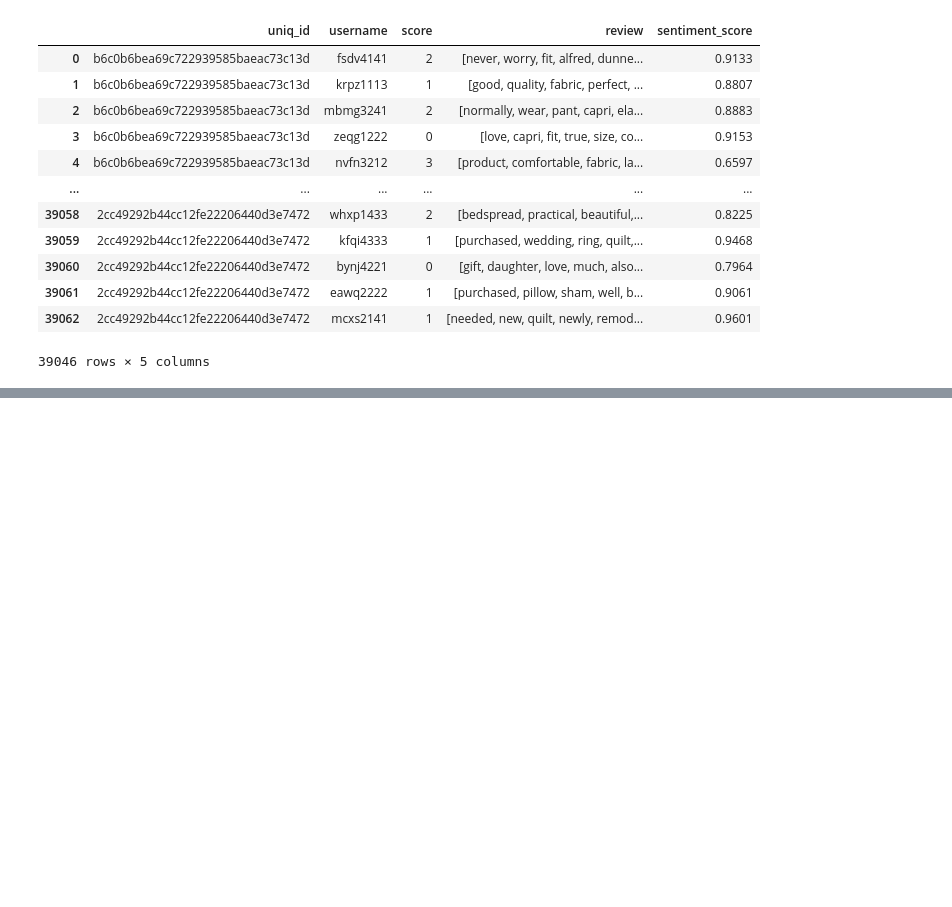
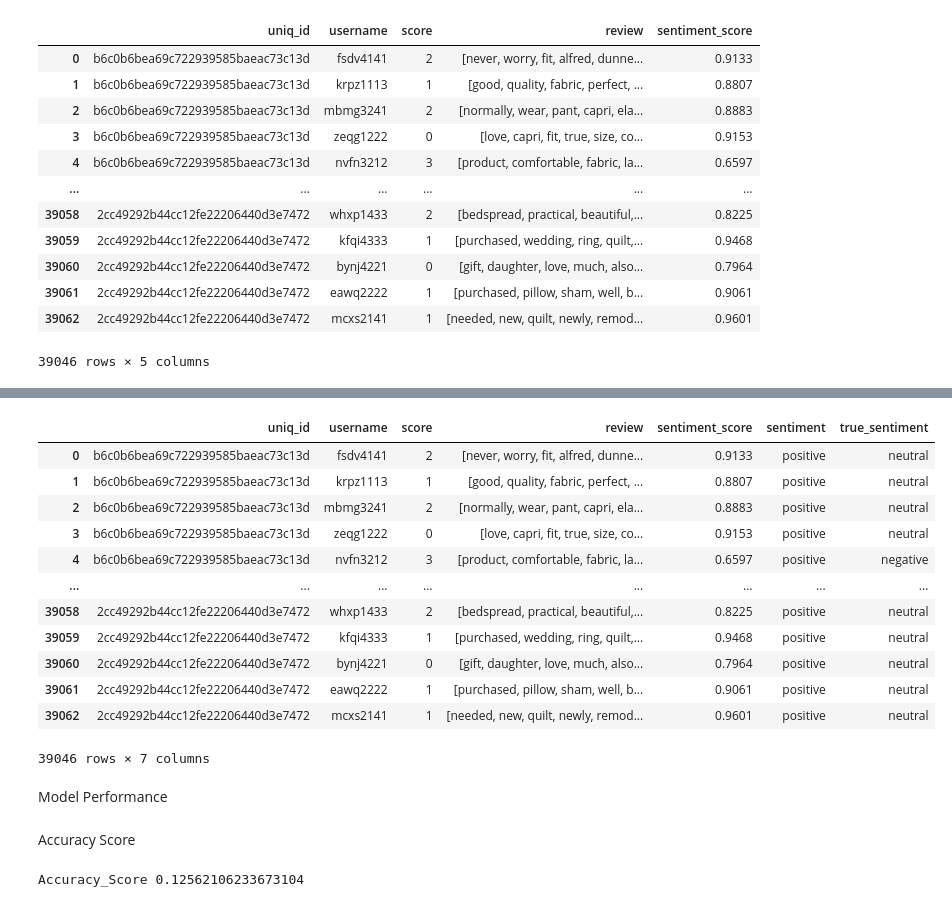
Before and after one commit to Malki9/3601763_BD2, a Jupyter notebook: 3601763_BD2.ipynb, the cells around one changed output, grey strips where cells are left out. Drawn from its saved outputs; the diff is of its cells as text; code cells hidden in the pictures; blank space fills up the shorter version.

Commit message:
Evaluating the Vadar model

```diff
--- a/3601763_BD2.ipynb
+++ b/3601763_BD2.ipynb
@@ -603,0 +612,3 @@ reviews
+# %%
+# Assign the sentiment based on the sentiment_score
+reviews['sentiment'] = reviews['sentiment_score'].apply(lambda x: 'positive' if x > 0.05 else ('negative' if x < -0.05 else "neutral"))
@@ -603,0 +646,3 @@ reviews
+# %%
+# Assign the true sentiment
+reviews['true_sentiment'] = reviews['score'].apply(lambda x: 'positive' if x > 3 else ('neutral' if x < 3 else "negative"))
@@ -603,0 +655,29 @@ reviews
+# %%
+reviews
+# %% [output]
+|  | uniq_id | username | score | review | sentiment_score | sentiment | true_sentiment |
+| 0 | b6c0b6bea69c722939585baeac73c13d | fsdv4141 | 2 | [never, worry, fit, alfred, dunne... | 0.9133 | positive | neutral |
+| 1 | b6c0b6bea69c722939585baeac73c13d | krpz1113 | 1 | [good, quality, fabric, perfect, ... | 0.8807 | positive | neutral |
+| 2 | b6c0b6bea69c722939585baeac73c13d | mbmg3241 | 2 | [normally, wear, pant, capri, ela... | 0.8883 | positive | neutral |
+| 3 | b6c0b6bea69c722939585baeac73c13d | zeqg1222 | 0 | [love, capri, fit, true, size, co... | 0.9153 | positive | neutral |
+| 4 | b6c0b6bea69c722939585baeac73c13d | nvfn3212 | 3 | [product, comfortable, fabric, la... | 0.6597 | positive | negative |
+| ... | ... | ... | ... | ... | ... | ... | ... |
+| 39058 | 2cc49292b44cc12fe22206440d3e7472 | whxp1433 | 2 | [bedspread, practical, beautiful,... | 0.8225 | positive | neutral |
+| 39059 | 2cc49292b44cc12fe22206440d3e7472 | kfqi4333 | 1 | [purchased, wedding, ring, quilt,... | 0.9468 | positive | neutral |
+| 39060 | 2cc49292b44cc12fe22206440d3e7472 | bynj4221 | 0 | [gift, daughter, love, much, also... | 0.7964 | positive | neutral |
+| 39061 | 2cc49292b44cc12fe22206440d3e7472 | eawq2222 | 1 | [purchased, pillow, sham, well, b... | 0.9061 | positive | neutral |
+| 39062 | 2cc49292b44cc12fe22206440d3e7472 | mcxs2141 | 1 | [needed, new, quilt, newly, remod... | 0.9601 | positive | neutral |
+39046 rows × 7 columns
+# %% [markdown]
+Model Performance
+# %% [markdown]
+Accuracy Score
+# %%
+# Import accuracy score from sklearn
+from sklearn.metrics import accuracy_score
+
+# Calculate the accuracy score
+accuracy = accuracy_score(reviews['true_sentiment'], reviews['sentiment'])
+print("Accuracy_Score",accuracy)
+# %% [output]
+Accuracy_Score 0.12562106233673104
```
Also changed, not shown: parts of 6 cells of this notebook.
